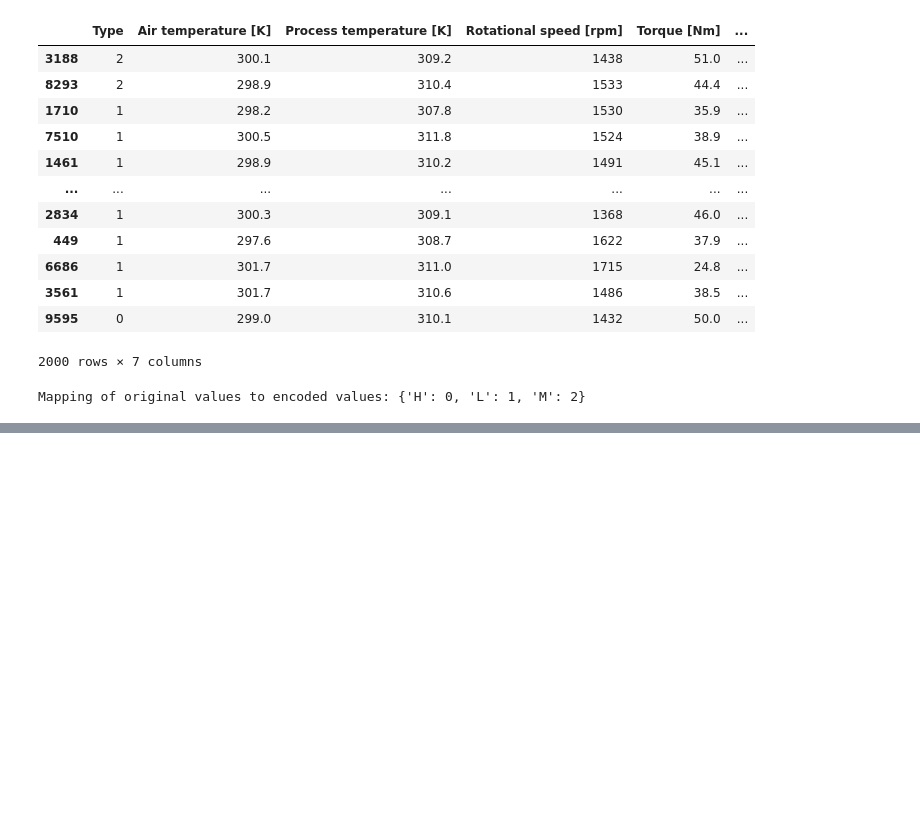
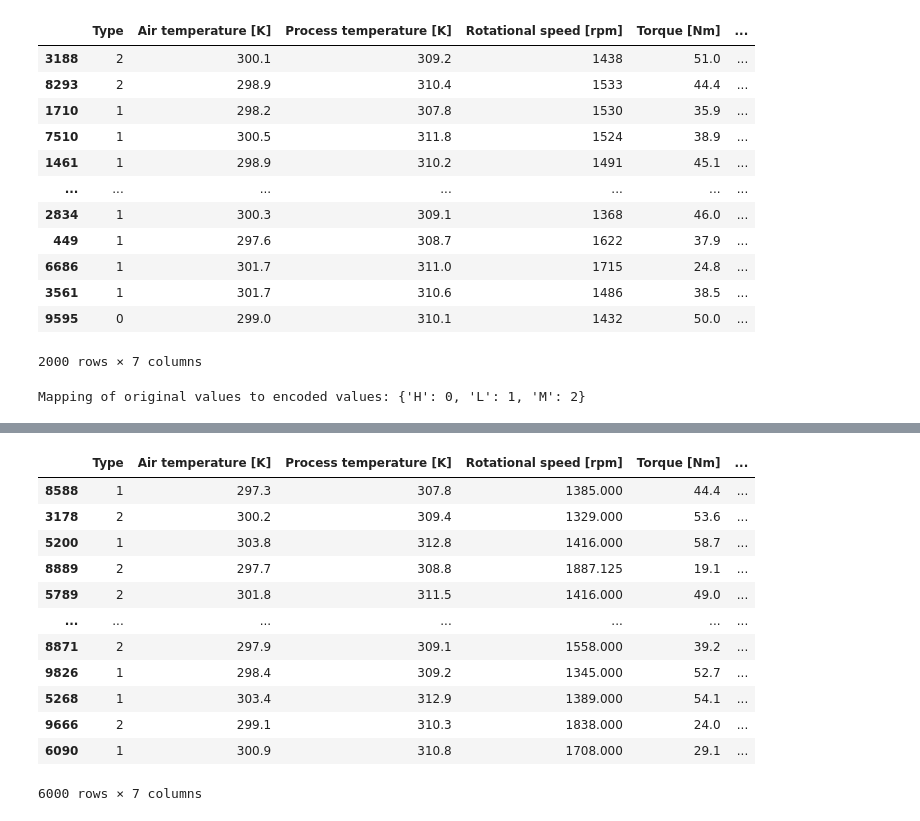
Before and after one commit to KavinduDr/machine-repair-predict, a Jupyter notebook: datasets/machine-repair-predict copy.ipynb, the cells around one changed output, grey strips where cells are left out. Drawn from its saved outputs; the diff is of its cells as text; code cells hidden in the pictures; blank space fills up the shorter version.

```diff
--- a/datasets/machine-repair-predict copy.ipynb
+++ b/datasets/machine-repair-predict copy.ipynb
@@ -537,3 +537,39 @@ from sklearn import metrics
 from sklearn.ensemble import RandomForestClassifier
 
 # Instantiate the Support Vector Classifier (SVC)
+# %%
+# handle outliers of the Torque column in X_train
+# Calculate Q1, Q3, and IQR
+Q1 = X_train["Rotational speed [rpm]"].quantile(0.25)
+Q3 = X_train["Rotational speed [rpm]"].quantile(0.75)
+
+IQR = Q3 - Q1
+
+# Calculate lower and upper bounds
+lower_bound = Q1 - 1.5 * IQR
+upper_bound = Q3 + 1.5 * IQR
+
+# Define outliers based on the bounds
+outliers = X_train[(X_train["Rotational speed [rpm]"] < lower_bound) | (X_train["Rotational speed [rpm]"] > upper_bound)]
+
+# Count the number of outliers
+number_of_outliers = outliers.shape[0]
+
+#Output the number of outliers
+# number_of_outliers
+
+# Display the values of the outliers
+outliers_values = outliers["Rotational speed [rpm]"].values
+
+# Output the outliers' values
+outliers_values
+# upper_bound
+
+
+# Cap the values exceeding the upper bound
+# X_train.loc[X_train["Rotational speed [rpm]"] > upper_bound, "Rotational speed [rpm]"] = upper_bound
+
+# # Cap the values below the lower bound
+# X_train.loc[X_train["Rotational speed [rpm]"] < lower_bound, "Rotational speed [rpm]"] = lower_bound
+
+# X_train
@@ -540 +594,23 @@ from sklearn.ensemble import RandomForestClassifier
+# %%
+# Cap the values exceeding the upper bound
+X_train.loc[X_train["Rotational speed [rpm]"] > upper_bound, "Rotational speed [rpm]"] = upper_bound
+
+# Cap the values below the lower bound
+X_train.loc[X_train["Rotational speed [rpm]"] < lower_bound, "Rotational speed [rpm]"] = lower_bound
+
+X_train
+# %% [output]
+|  | Type | Air temperature [K] | Process temperature [K] | Rotational speed [rpm] | Torque [Nm] | ... |
+| 8588 | 1 | 297.3 | 307.8 | 1385.000 | 44.4 | ... |
+| 3178 | 2 | 300.2 | 309.4 | 1329.000 | 53.6 | ... |
+| 5200 | 1 | 303.8 | 312.8 | 1416.000 | 58.7 | ... |
+| 8889 | 2 | 297.7 | 308.8 | 1887.125 | 19.1 | ... |
+| 5789 | 2 | 301.8 | 311.5 | 1416.000 | 49.0 | ... |
+| ... | ... | ... | ... | ... | ... | ... |
+| 8871 | 2 | 297.9 | 309.1 | 1558.000 | 39.2 | ... |
+| 9826 | 1 | 298.4 | 309.2 | 1345.000 | 52.7 | ... |
+| 5268 | 1 | 303.4 | 312.9 | 1389.000 | 54.1 | ... |
+| 9666 | 2 | 299.1 | 310.3 | 1838.000 | 24.0 | ... |
+| 6090 | 1 | 300.9 | 310.8 | 1708.000 | 29.1 | ... |
+6000 rows × 7 columns
 # %%
```
Also changed, not shown: parts of 8 cells of this notebook, 5 other files.
